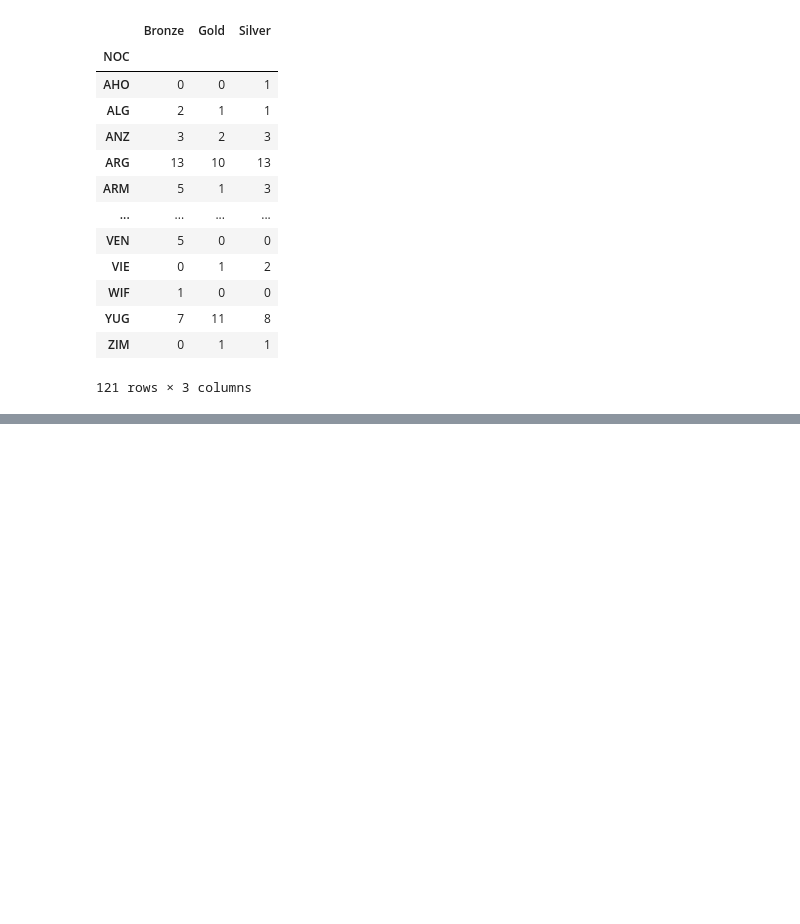
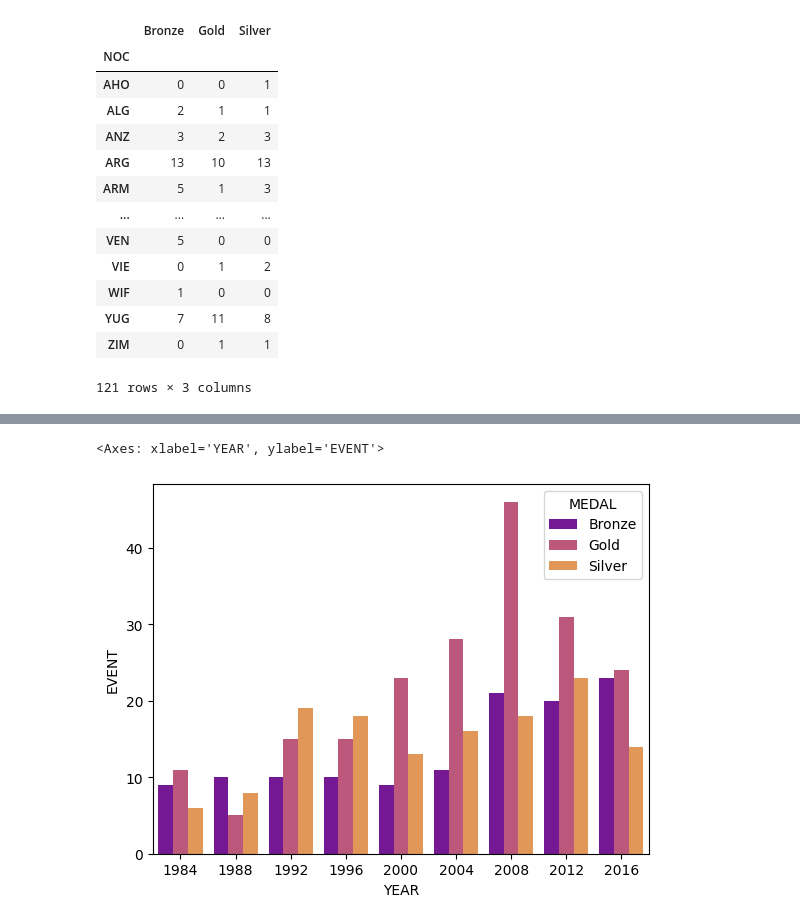
Before and after one commit to rololevy/An-lisis_de_datos_Python, a Jupyter notebook: notebooks/modulo4.ipynb, the cells around one changed output, grey strips where cells are left out. Cells and saved outputs as stored; diff of their text form; code cells hidden in the pictures; blank space fills up the shorter version.

```diff
--- a/notebooks/modulo4.ipynb
+++ b/notebooks/modulo4.ipynb
@@ -1728,0 +1900,3 @@ medals_pivot
+# %%
+olympics_china = olympics.query('(NOC == "CHN") & (SEASON == "Summer")')
+olympics_china.head()
@@ -1728,0 +1911,3 @@ medals_pivot
+# %%
+medals_china = olympics_china.dropna(subset = 'MEDAL')
+medals_china.head()
@@ -1728,0 +1922,3 @@ medals_pivot
+# %%
+medals_china = medals_china.drop_duplicates( subset= ['GAMES', 'EVENT'])
+medals_china.head()
@@ -1728,0 +1954,3 @@ medals_pivot
+# %%
+medals_count = medals_china.get(["YEAR", "MEDAL", "EVENT"]).groupby(["YEAR", "MEDAL"], as_index = False).count()
+medals_count.head(20)
@@ -1728,0 +1975,6 @@ medals_pivot
+# %%
+
+seaborn.barplot(data = medals_count, x= 'YEAR', y= 'EVENT', hue = 'MEDAL' ,errorbar = None, palette = 'plasma')
+# %% [output]
+<Axes: xlabel='YEAR', ylabel='EVENT'>
+[figure, added]
```
Also changed, not shown: parts of 104 cells of this notebook.
